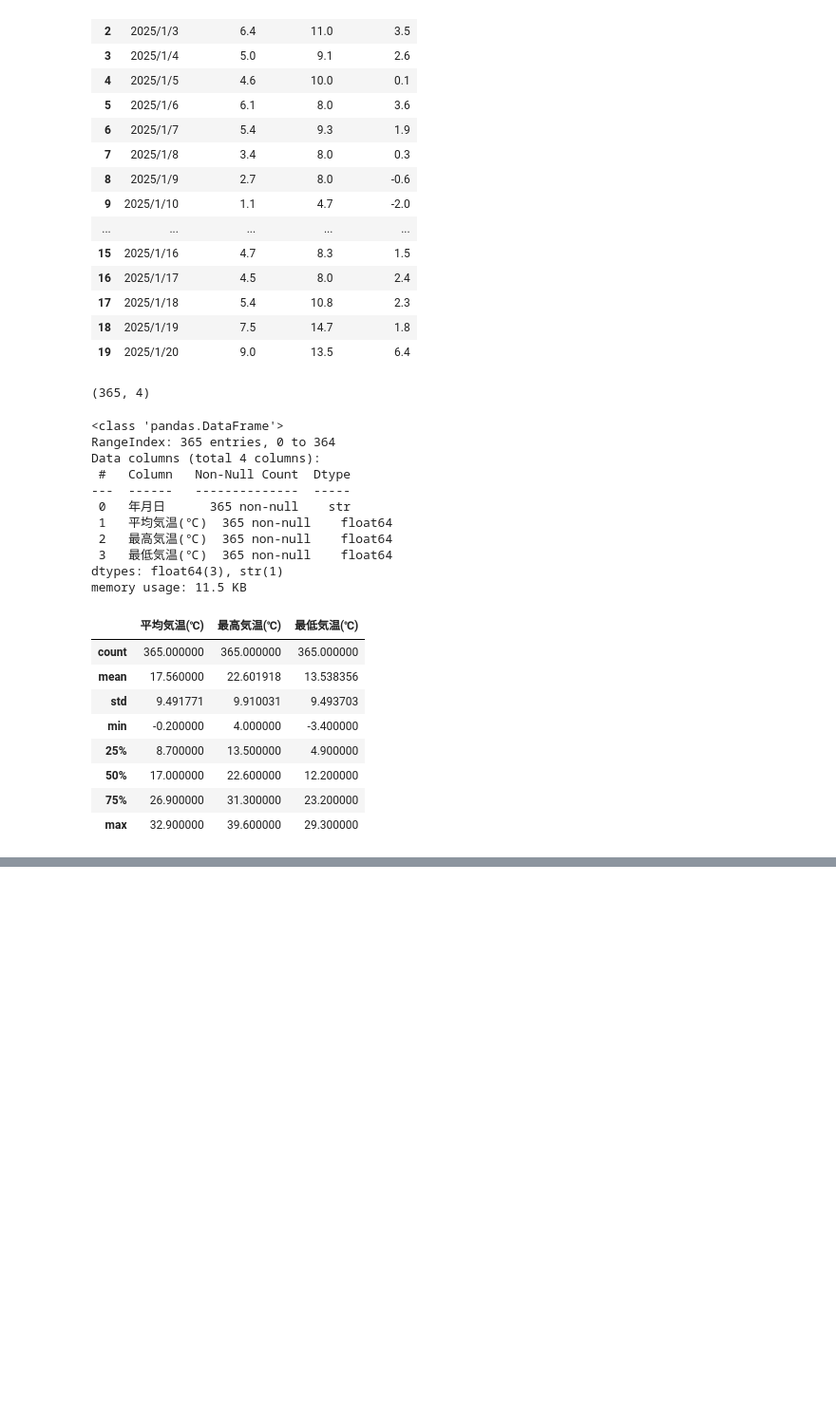
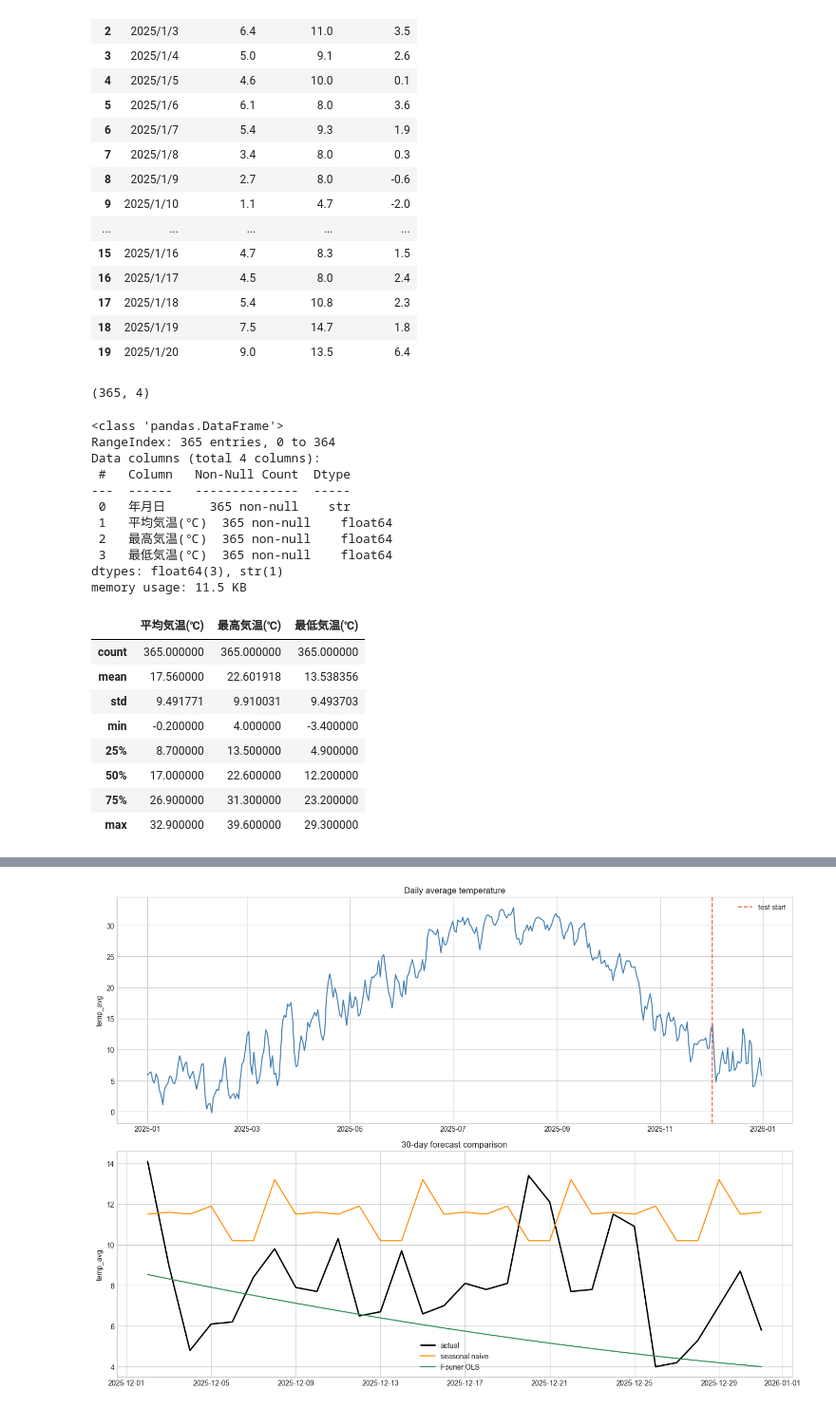
Before and after one commit to MotokiIketani2000/PracticeFDev, a Jupyter notebook: PyData_train/analysis.ipynb, the cells around one changed output, grey strips where cells are left out. Shown at 95% size. Cells and saved outputs as stored; diff of their text form; code cells hidden in the pictures; blank space fills up the shorter version.

```diff
--- a/PyData_train/analysis.ipynb
+++ b/PyData_train/analysis.ipynb
@@ -69,0 +74,86 @@ df_train.describe()
+# %%
+from pathlib import Path
+
+import matplotlib.pyplot as plt
+import numpy as np
+import pandas as pd
+import statsmodels.api as sm
+from sklearn.metrics import mean_absolute_error, mean_squared_error
+
+from src.extract import extract_data
+from src.transfform import transform_data
+
+plt.style.use("seaborn-v0_8-whitegrid")
+
+raw_path = Path("data/raw/data.csv")
+df = transform_data(extract_data(raw_path))
+
+series = (
+    df.set_index("date")["temp_avg"]
+    .asfreq("D")
+    .astype(float)
+    .interpolate(method="time")
+)
+
+train_size = len(series) - 30
+train = series.iloc[:train_size]
+test = series.iloc[train_size:]
+
+season_length = 7
+seasonal_naive = np.tile(train.iloc[-season_length:].to_numpy(), int(np.ceil(len(test) / season_length)))[: len(test)]
+
+
+def make_features(index, offset=0):
+    day_of_year = index.dayofyear.to_numpy()
+    trend = np.arange(offset, offset + len(index))
+    return pd.DataFrame(
+        {
+            "trend": trend,
+            "sin1": np.sin(2 * np.pi * day_of_year / 365.25),
+            "cos1": np.cos(2 * np.pi * day_of_year / 365.25),
+            "sin2": np.sin(4 * np.pi * day_of_year / 365.25),
+            "cos2": np.cos(4 * np.pi * day_of_year / 365.25),
+        },
+        index=index,
+    )
+
+
+x_train = sm.add_constant(make_features(train.index), has_constant="add")
+x_test = sm.add_constant(make_features(test.index, offset=len(train)), has_constant="add")
+fourier_model = sm.OLS(train, x_train).fit()
+fourier_forecast = fourier_model.predict(x_test)
+
+
+def score(y_true, y_pred):
+    mae = mean_absolute_error(y_true, y_pred)
+    rmse = np.sqrt(mean_squared_error(y_true, y_pred))
+    return mae, rmse
+
+
+naive_mae, naive_rmse = score(test, seasonal_naive)
+fourier_mae, fourier_rmse = score(test, fourier_forecast)
+
+print(f"data shape: {series.shape}")
+print(f"train/test: {train.shape[0]} / {test.shape[0]}")
+print(f"seasonal naive -> MAE={naive_mae:.3f}, RMSE={naive_rmse:.3f}")
+print(f"Fourier OLS -> MAE={fourier_mae:.3f}, RMSE={fourier_rmse:.3f}")
+print(fourier_model.summary())
+
+fig, axes = plt.subplots(2, 1, figsize=(14, 10), sharex=False)
+
+axes[0].plot(series.index, series, color="steelblue", linewidth=1.5)
+axes[0].axvline(test.index[0], color="tomato", linestyle="--", label="test start")
+axes[0].set_title("Daily average temperature")
+axes[0].set_ylabel("temp_avg")
+axes[0].legend()
+
+axes[1].plot(test.index, test, label="actual", color="black", linewidth=2)
+axes[1].plot(test.index, seasonal_naive, label="seasonal naive", color="darkorange")
+axes[1].plot(test.index, fourier_forecast, label="Fourier OLS", color="seagreen")
+axes[1].set_title("30-day forecast comparison")
+axes[1].set_ylabel("temp_avg")
+axes[1].legend()
+
+plt.tight_layout()
+plt.show()
+# %% [output]
@@ -69,0 +177 @@ df_train.describe()
+[figure, added]
```
Also changed, not shown: parts of 2 cells of this notebook, 9 other files.
